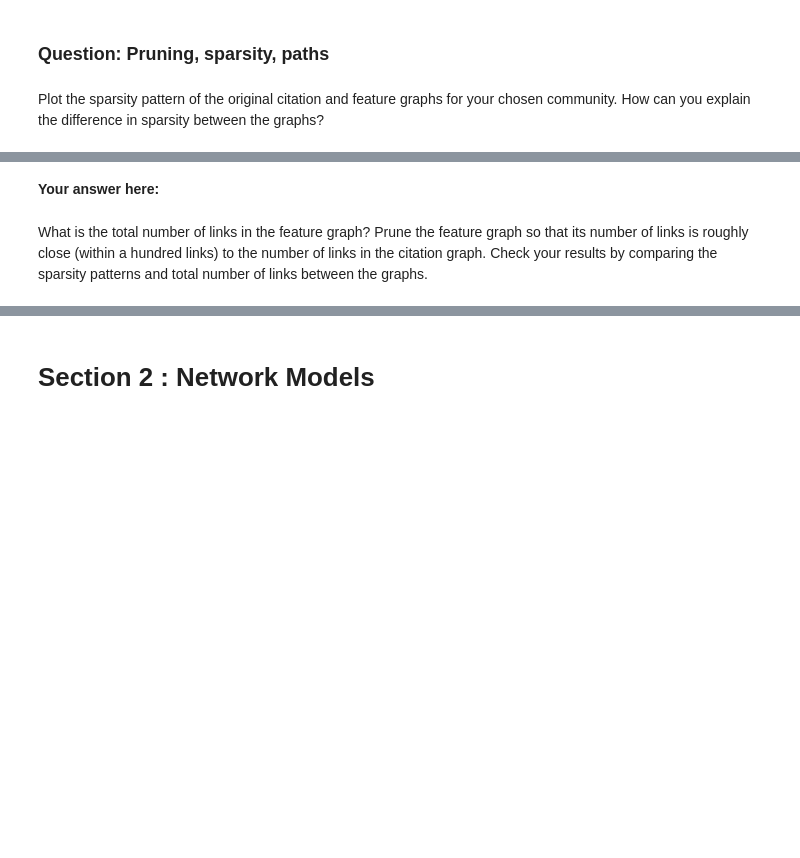
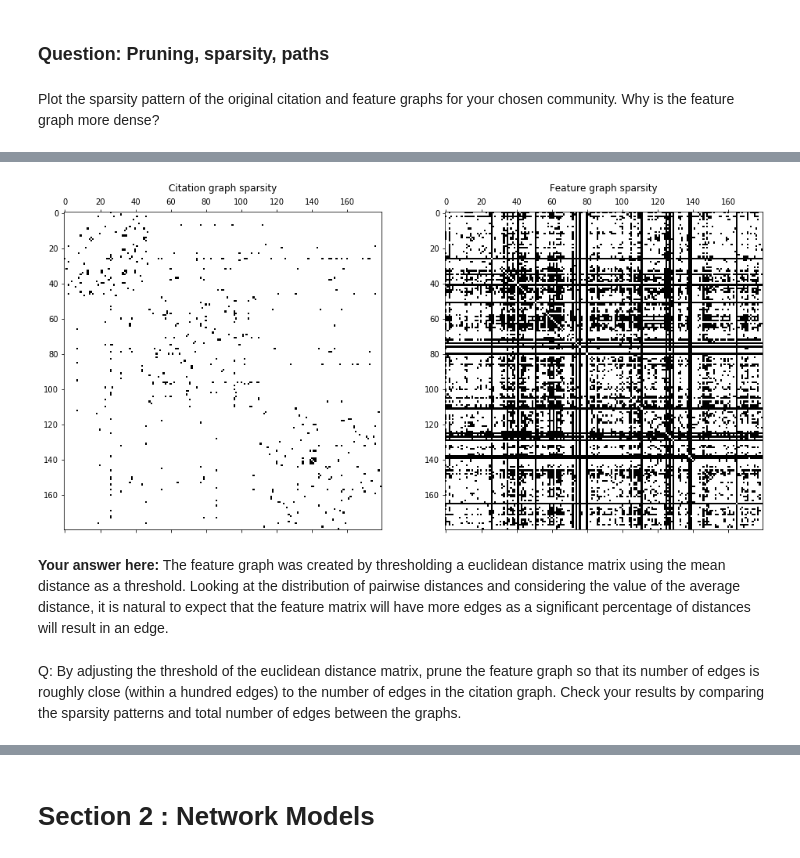
Before and after one commit to mdeff/ntds_2019, a Jupyter notebook: assignments/Assignment_1_draft.ipynb, the cells around one changed output, grey strips where cells are left out. Drawn from its saved outputs; the diff is of its cells as text; code cells hidden in the pictures; blank space fills up the shorter version.

```diff
--- a/assignments/Assignment_1_draft.ipynb
+++ b/assignments/Assignment_1_draft.ipynb
@@ -111,10 +315,10 @@ Is the effect of removing the hubs the same for both networks? Which one of the
 # %% [markdown]
 
 Plot the sparsity pattern of the original citation and  feature graphs for your chosen community.
-How can you explain the difference in sparsity between the graphs?
+Why is the feature graph more dense?
 # %%
-plt.figure(figsize=(12,6))
-plt.subplot(1321)
+plt.figure(figsize=(16,9))
+plt.subplot(121)
 plt.title('Citation graph sparsity')
 plt.spy(A_citation);
 plt.subplot(122)
@@ -125,7 +328,7 @@ SyntaxError: invalid syntax (<ipython-input-5-67b21bc310db>, line 4)
+[figure, added]
-# %% [markdown]
-**Your answer here:**
+# %% [markdown]
+**Your answer here:** The feature graph was created by thresholding a euclidean distance matrix using the mean distance as a threshold. Looking at the distribution of pairwise distances and considering the value of the average distance, it is natural to expect that the feature matrix will have more edges as a significant percentage of distances will result in an edge.
 # %% [markdown]
-What is the total number of links in the feature graph?
-Prune the feature graph so that its number of links is roughly close (within a hundred links) to the number of links in the citation graph.
-Check your results by comparing the sparsity patterns and total number of links between the graphs.
+Q: By adjusting the threshold of the euclidean distance matrix, prune the feature graph so that its number of edges is roughly close (within a hundred edges) to the number of edges in the citation graph.
+Check your results by comparing the sparsity patterns and total number of edges between the graphs.
 # %%
```
Also changed, not shown: parts of 52 cells of this notebook.
